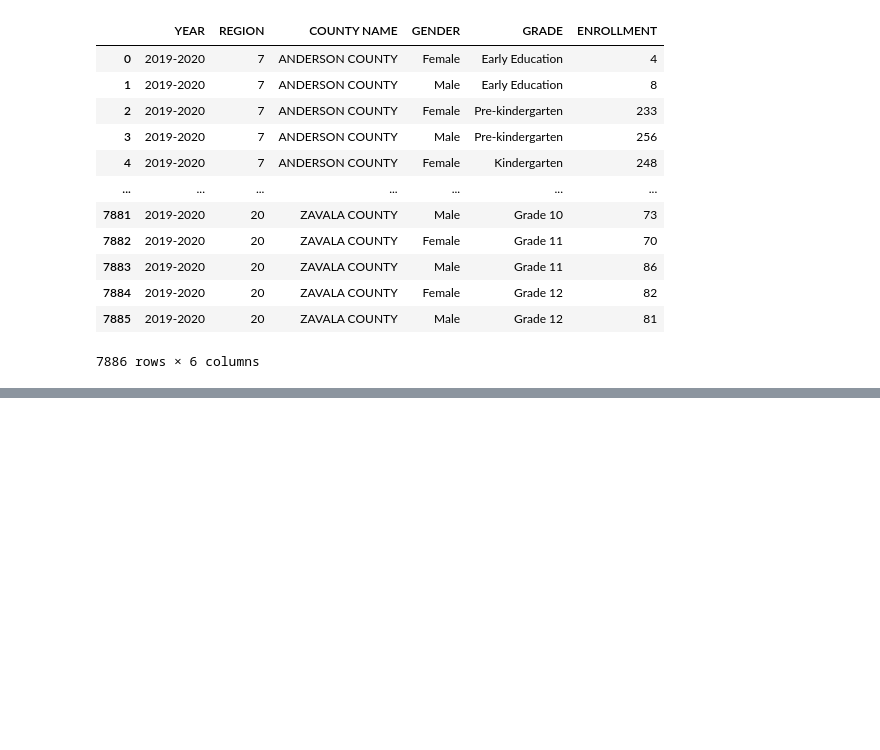
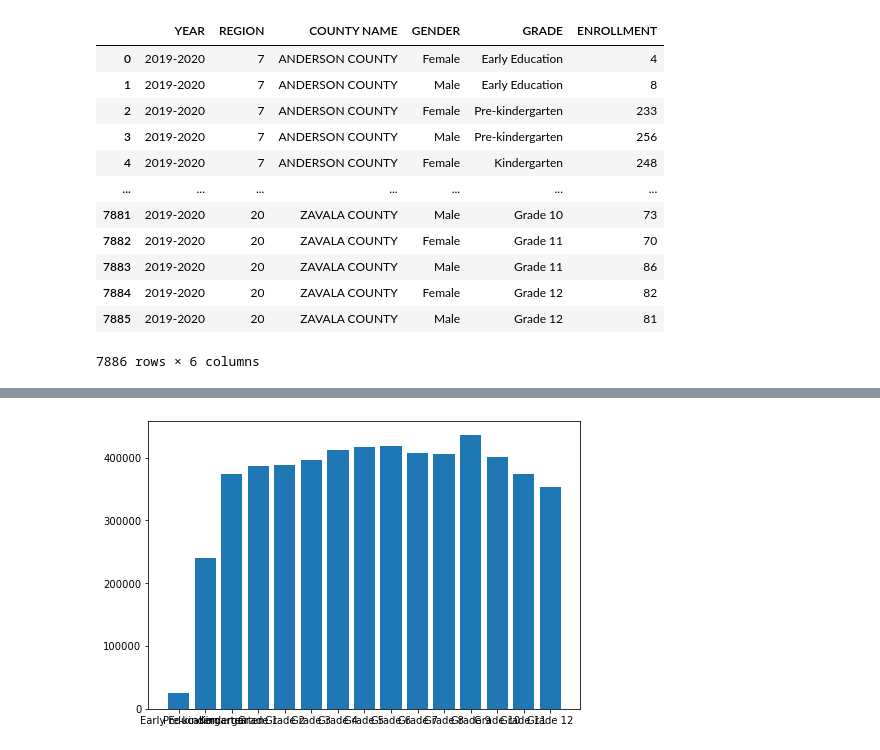
Before and after one commit to apaniagua6/Covid-impact-graduation, a Jupyter notebook: Texas.ipynb, the cells around one changed output, grey strips where cells are left out. Saved outputs shown, nothing was run; the diff lists cells and outputs as text; code cells hidden in the pictures; blank space fills up the shorter version.

```diff
--- a/Texas.ipynb
+++ b/Texas.ipynb
@@ -132,0 +132,12 @@ enrollment_2020.plot.bar(x='GRADE', y='ENROLLMENT')
+# %%
+import matplotlib.pyplot as plt
+fig = plt.figure()
+ax = fig.add_axes([0,0,1,1])
+
+
+
+
+ax.bar(enrollment_2019["GRADE"],enrollment_2019["ENROLLMENT"])
+plt.show()
+# %% [output]
+[figure, added]
```
Also changed, not shown: parts of 3 cells of this notebook, 1 other file.
